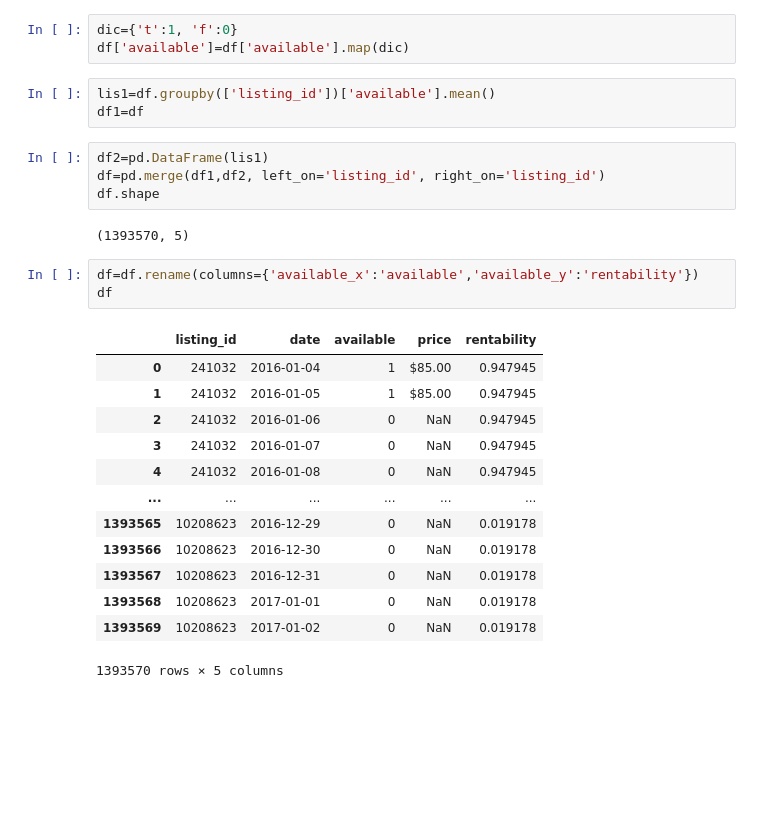
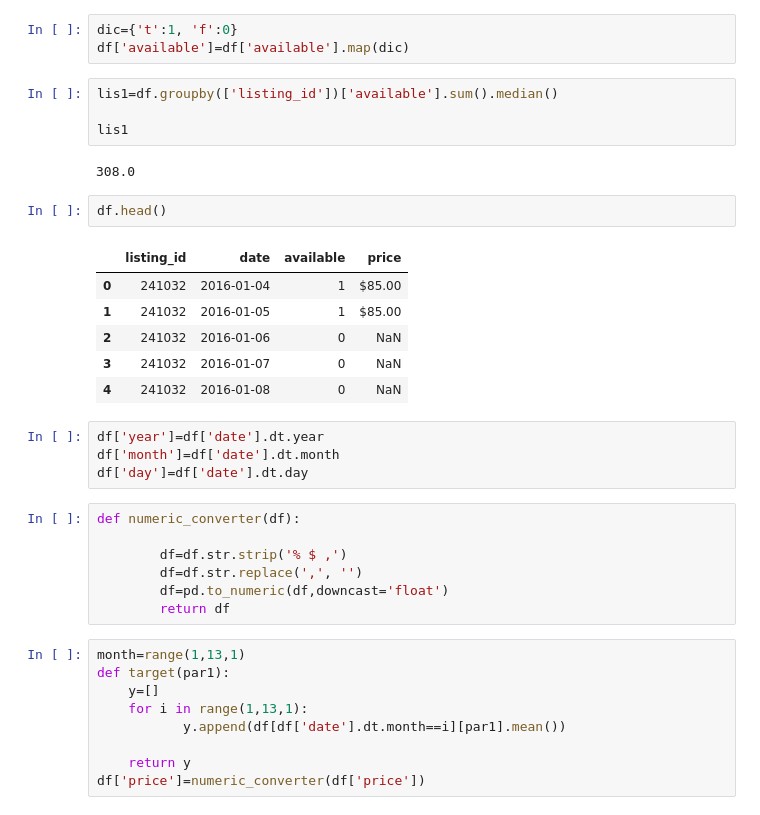
Before and after one commit to Ajax243/Airbnb_Seattle, a Jupyter notebook: calender_nb.ipynb, the cells around one changed output. Saved outputs shown, nothing was run; the diff lists cells and outputs as text; blank space fills up the shorter version.

```diff
--- a/calender_nb.ipynb
+++ b/calender_nb.ipynb
@@ -59,29 +60,38 @@ df['date']=pd.to_datetime(df['date'])
 dic={'t':1, 'f':0}
 df['available']=df['available'].map(dic)
 # %%
-lis1=df.groupby(['listing_id'])['available'].mean()
-df1=df
+lis1=df.groupby(['listing_id'])['available'].sum().median()
+
+lis1
+# %% [output]
+308.0
 # %%
-df2=pd.DataFrame(lis1)
-df=pd.merge(df1,df2, left_on='listing_id', right_on='listing_id')
-df.shape
+df.head()
 # %% [output]
-(1393570, 5)
+|  | listing_id | date | available | price |
+| 0 | 241032 | 2016-01-04 | 1 | $85.00 |
+| 1 | 241032 | 2016-01-05 | 1 | $85.00 |
+| 2 | 241032 | 2016-01-06 | 0 | NaN |
+| 3 | 241032 | 2016-01-07 | 0 | NaN |
+| 4 | 241032 | 2016-01-08 | 0 | NaN |
 # %%
-df=df.rename(columns={'available_x':'available','available_y':'rentability'})
-df
+df['year']=df['date'].dt.year
+df['month']=df['date'].dt.month
+df['day']=df['date'].dt.day
-# %% [output]
-|  | listing_id | date | available | price | rentability |
-| 0 | 241032 | 2016-01-04 | 1 | $85.00 | 0.947945 |
-| 1 | 241032 | 2016-01-05 | 1 | $85.00 | 0.947945 |
-| 2 | 241032 | 2016-01-06 | 0 | NaN | 0.947945 |
-| 3 | 241032 | 2016-01-07 | 0 | NaN | 0.947945 |
-| 4 | 241032 | 2016-01-08 | 0 | NaN | 0.947945 |
-| ... | ... | ... | ... | ... | ... |
-| 1393565 | 10208623 | 2016-12-29 | 0 | NaN | 0.019178 |
-| 1393566 | 10208623 | 2016-12-30 | 0 | NaN | 0.019178 |
-| 1393567 | 10208623 | 2016-12-31 | 0 | NaN | 0.019178 |
-| 1393568 | 10208623 | 2017-01-01 | 0 | NaN | 0.019178 |
-| 1393569 | 10208623 | 2017-01-02 | 0 | NaN | 0.019178 |
-1393570 rows × 5 columns
+# %%
+def numeric_converter(df):
+
+        df=df.str.strip('% $ ,')
+        df=df.str.replace(',', '')
+        df=pd.to_numeric(df,downcast='float')
+        return df
+# %%
+month=range(1,13,1)
+def target(par1):
+    y=[]
+    for i in range(1,13,1):
+           y.append(df[df['date'].dt.month==i][par1].mean())
+
+    return y
+df['price']=numeric_converter(df['price'])
 # %%
```
Also changed, not shown: parts of 4 cells of this notebook.
